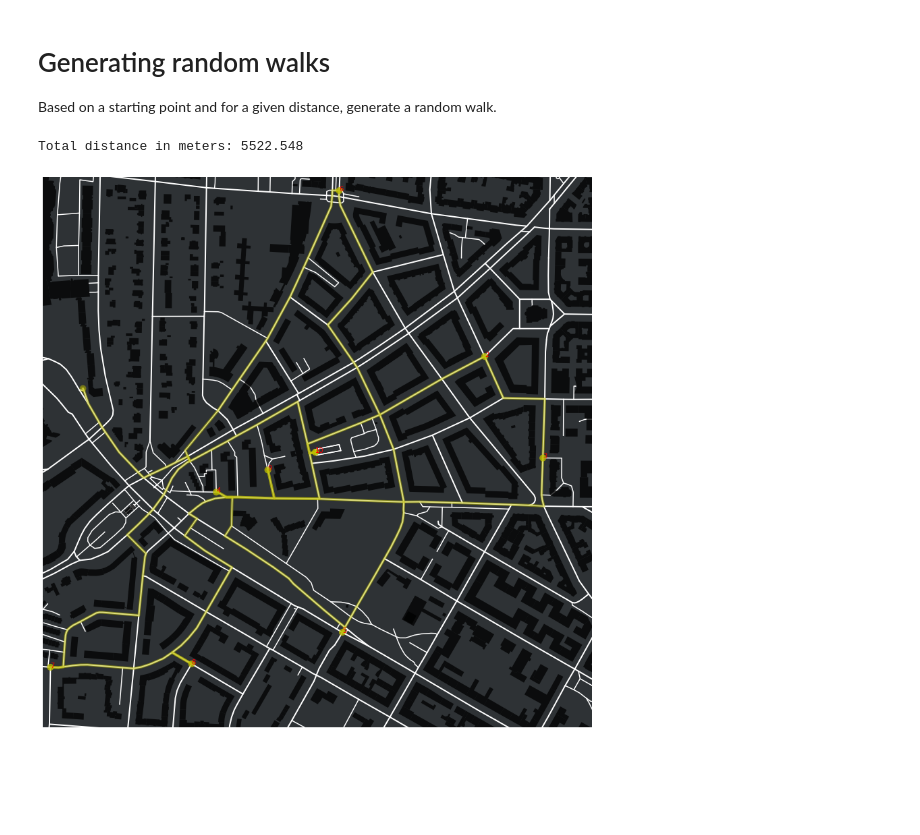
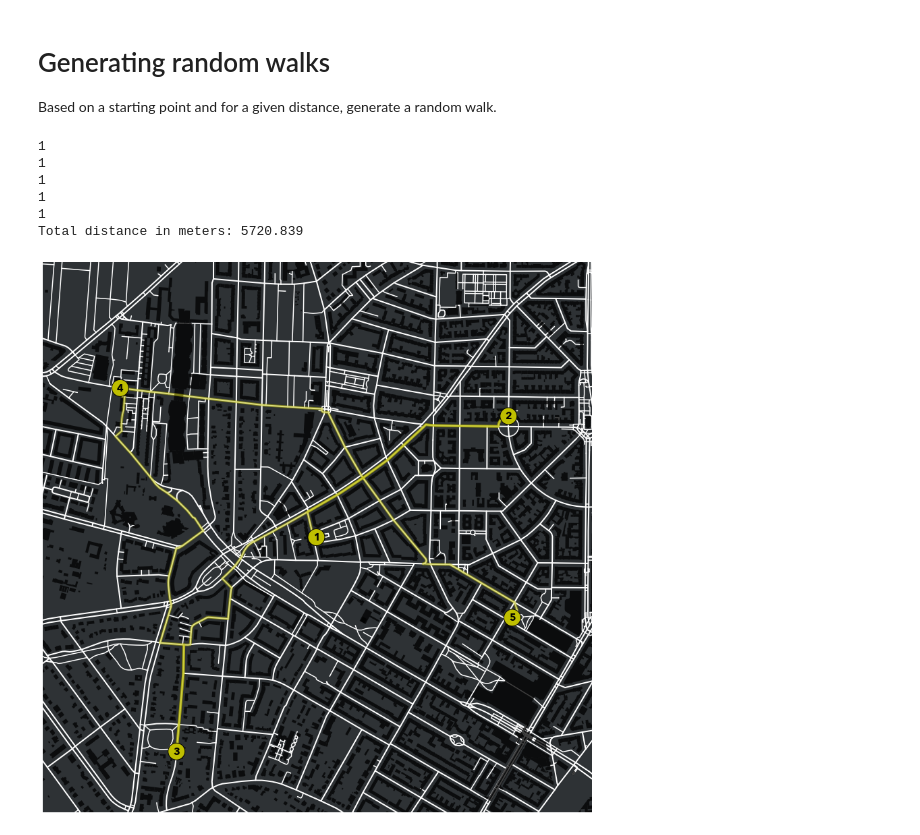
Before and after one commit to chdorner/urban-analysis, a Jupyter notebook: random-walk.ipynb, the cells around one changed output. Saved outputs shown, nothing was run; the diff lists cells and outputs as text; code cells hidden in the pictures; blank space fills up the shorter version.

Commit message:
Take random shortest path
And increase size of bounding box for generating the network.

```diff
--- a/random-walk.ipynb
+++ b/random-walk.ipynb
@@ -19,7 +19,7 @@ ox.config(use_cache=True, log_console=True)
 START_POINT = (52.46794, 13.31386)
 
 # Distance of bounding box around the starting point in meters
-DISTANCE = 500
+DISTANCE = 1000
 
 # Walk target distance in meters
 ROUTES_TARGET_DISTANCE = 5000
@@ -39,7 +39,8 @@ routes = []
 current_node = start_node
 while total_distance < ROUTES_TARGET_DISTANCE:
     next_node = random.choice(list(G.nodes()))
-    route = nx.shortest_path(G, current_node, next_node, weight='length')
+    paths = list(nx.all_shortest_paths(G, current_node, next_node, weight='length'))
+    route = random.choice(paths)
     distance = nx.shortest_path_length(G, current_node, next_node, weight='length')
 
     routes.append(route)
@@ -48,42 +49,54 @@ while total_distance < ROUTES_TARGET_DISTANCE:
 
 print('Total distance in meters: {}'.format(total_distance))
 # %% [output]
-Total distance in meters: 5522.548
+1
+1
+1
+1
+1
+Total distance in meters: 5720.839
 # %%
 # Plot figure ground
 fig, ax = ox.plot_figure_ground(point=START_POINT,
                                 dist=DISTANCE,
                                 network_type='walk',
                                 bgcolor=PLOT_OPT_BGCOLOR,
                                 default_width=2,
                                 figsize=(15, 15),
                                 show=False,
                                 close=False)
 
 # Plot buildings
 footprint = ox.footprints_from_point(START_POINT, dist=DISTANCE)
 footprint.plot(ax=ax,
                color=PLOT_OPT_BUILDING_COLOR,
                alpha=0.75)
 
 # Plot routes
 ox.plot_graph_routes(G,
                      routes,
                      ax=ax,
                      route_colors='y',
                      show=False,
                      close=False)
 
-for i, route in enumerate(routes):
-    node_id = route[0]
+steps = [route[0] for route in routes] + [routes[-1][-1]]
+annotation_bbox = dict(boxstyle='circle,pad=0.3', fc='y')
+for i, node_id in enumerate(steps):
     node = G.nodes()[node_id]
-    ax.annotate(i+1, (node['x'], node['y']), c='r')
+    t = ax.text(node['x'], node['y'], i+1,
+                fontfamily='Avenir Next', fontweight='bold',
+                c='#000000',
+                ha="center", va="center",
+                size=15,
+                bbox=annotation_bbox)
+    # ax.annotate(i+1, (node['x'], node['y']), c='r')
 
 plt.savefig('out/{}.png'.format(walk_id))
 plt.savefig('out/{}.svg'.format(walk_id))
 plt.show()
 # %% [output]
-[figure, old version]
+[figure, new version]
 # %%
 # Save walk as GPX file
 
```
